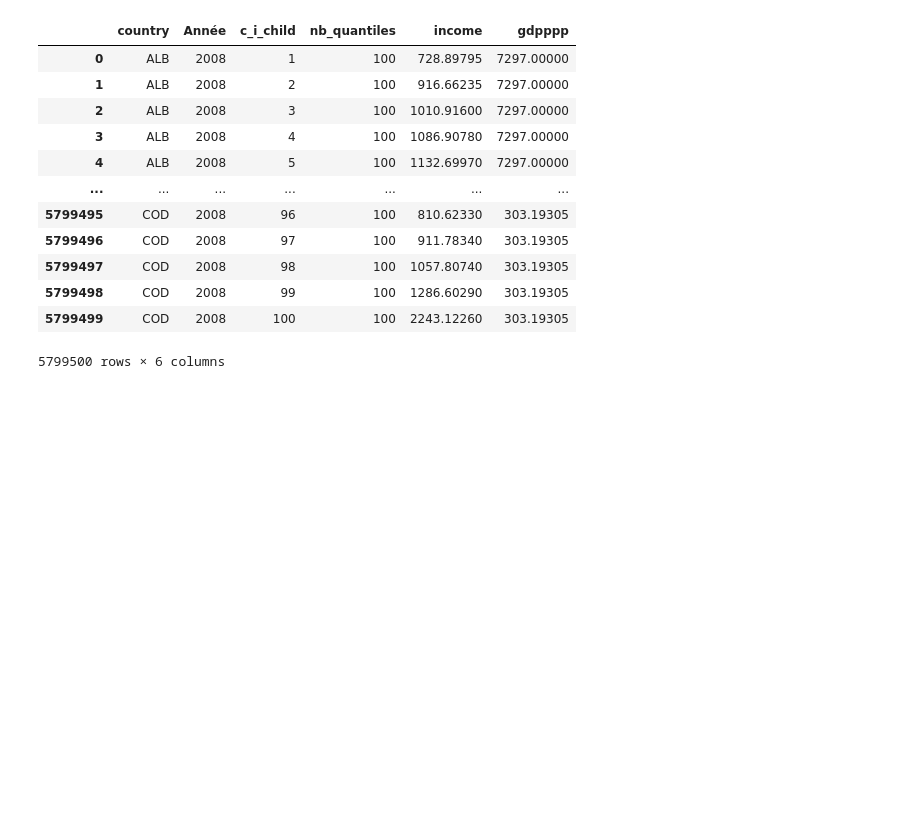
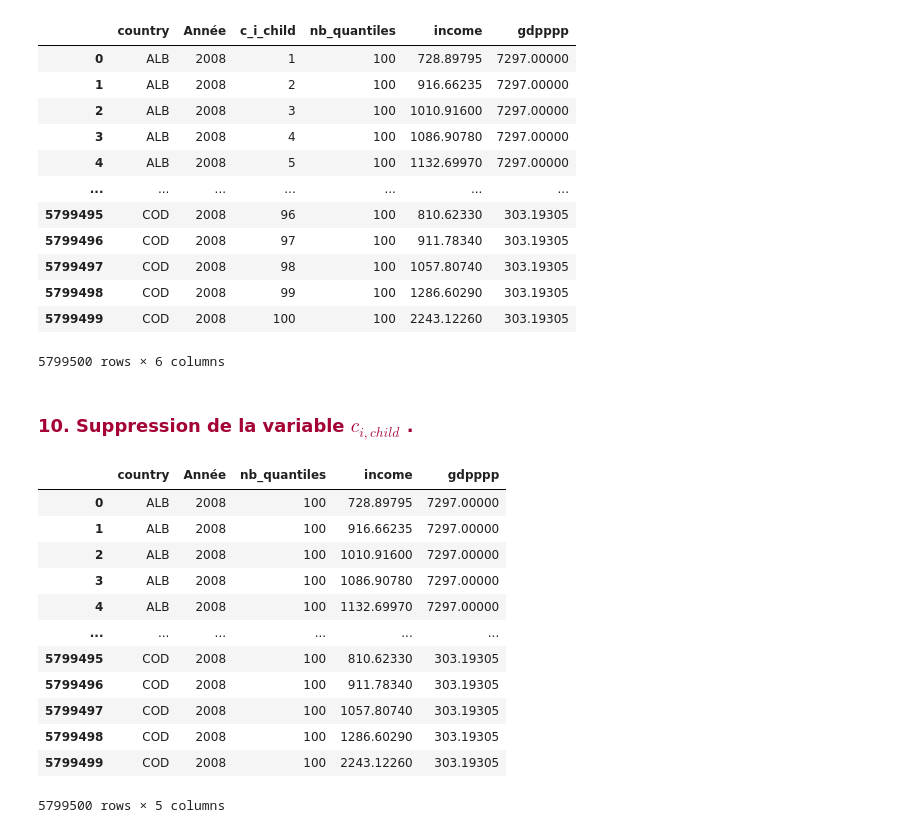
Before and after one commit to MattSioll/DataAnalyst, a Jupyter notebook: Projet 7/P7_01_Code.ipynb, the cells around one changed output. Drawn from its saved outputs; the diff is of its cells as text; code cells hidden in the pictures; blank space fills up the shorter version.

```diff
--- a/Projet 7/P7_01_Code.ipynb
+++ b/Projet 7/P7_01_Code.ipynb
@@ -767,3 +772,23 @@ data_9
 | 5799498 | COD | 2008 | 99 | 100 | 1286.60290 | 303.19305 |
 | 5799499 | COD | 2008 | 100 | 100 | 2243.12260 | 303.19305 |
 5799500 rows × 6 columns
+# %% [markdown]
+<a id="chapitre_3_10"></a>
+### <span style="color: #a40334"> 10. Suppression de la variable $c_{i,child}$ .</span>
+# %%
+data_10 = data_9.drop(columns=['c_i_child'])
+data_10
+# %% [output]
+|  | country | Année | nb_quantiles | income | gdpppp |
+| 0 | ALB | 2008 | 100 | 728.89795 | 7297.00000 |
+| 1 | ALB | 2008 | 100 | 916.66235 | 7297.00000 |
+| 2 | ALB | 2008 | 100 | 1010.91600 | 7297.00000 |
+| 3 | ALB | 2008 | 100 | 1086.90780 | 7297.00000 |
+| 4 | ALB | 2008 | 100 | 1132.69970 | 7297.00000 |
+| ... | ... | ... | ... | ... | ... |
+| 5799495 | COD | 2008 | 100 | 810.62330 | 303.19305 |
+| 5799496 | COD | 2008 | 100 | 911.78340 | 303.19305 |
+| 5799497 | COD | 2008 | 100 | 1057.80740 | 303.19305 |
+| 5799498 | COD | 2008 | 100 | 1286.60290 | 303.19305 |
+| 5799499 | COD | 2008 | 100 | 2243.12260 | 303.19305 |
+5799500 rows × 5 columns
```
Also changed, not shown: parts of 27 cells of this notebook.
